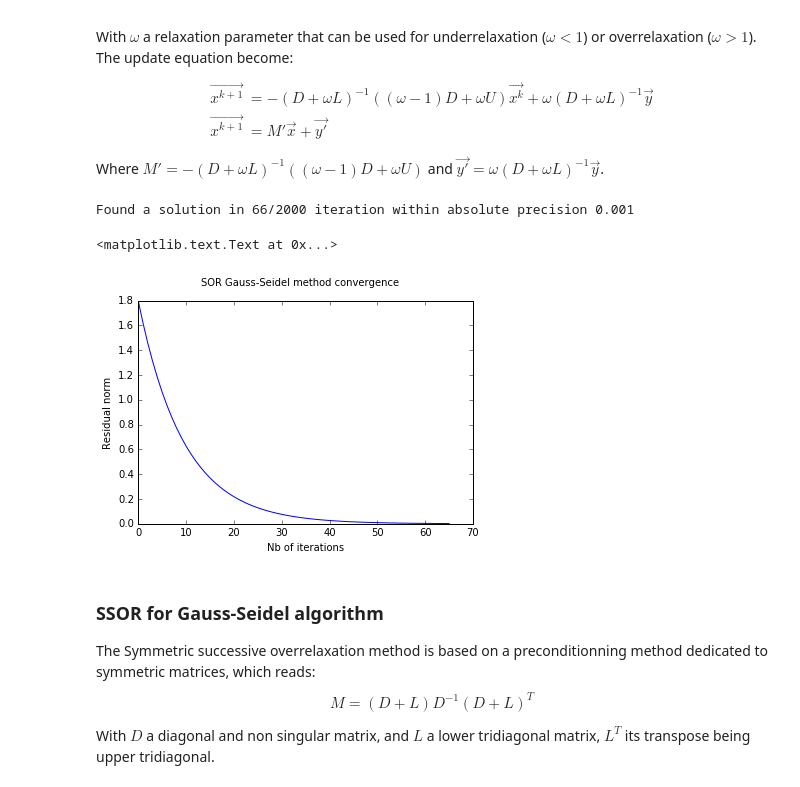
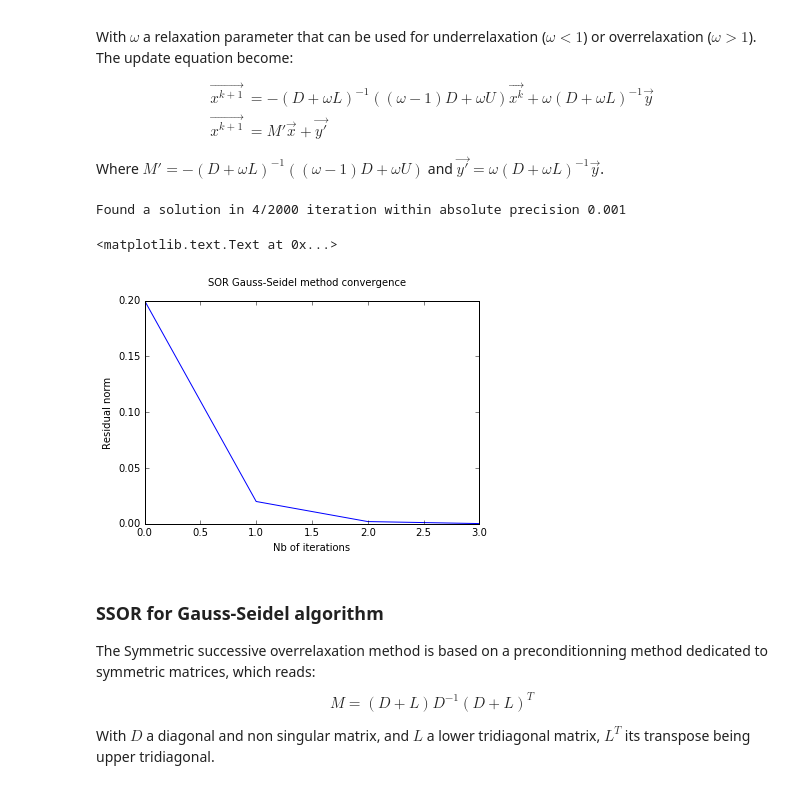
Before and after one commit to gnthibault/Optimisation-Python, a Jupyter notebook: FixedPointIterationsMethods.ipynb, the cells around one changed output. Saved outputs shown, nothing was run; the diff lists cells and outputs as text; code cells hidden in the pictures.

```diff
--- a/FixedPointIterationsMethods.ipynb
+++ b/FixedPointIterationsMethods.ipynb
@@ -194,7 +194,7 @@ Implementing the SOR variation of Jacobi method
 #Now perform the new decomposition
 G = np.diag(np.diagonal(M))
 H = M-G-np.identity(H.shape[0])
-omega = 0.2
+omega = 1.5
 gwId = np.diag(1./(np.diagonal(G)+omega))
 M1=-np.dot(gwId,(omega-1.)*G+omega*H)
 Y1=omega*np.dot(gwId,Y)
@@ -375,39 +375,39 @@ def forSDL( DL, x ):
     return out
 
 #SOR variable change
-omega=0.1
+omega=0.9
 DL=-(D+omega*L)
 U1=(omega-1)*D+omega*U
 Y1=omega*forSDL(-DL,Y)
 
 #Now solve
 Xk=np.zeros(M.shape[1])
 nbIter = 2000
 i = 0
 eps=1e-3
 err=[]
 residual = np.ones_like(Y)*(1+eps)
 
 while (i<nbIter) and not np.allclose(residual,0,atol=eps):
     Xk = forSDL(DL, np.dot(U1,Xk))+Y1
     residual = np.dot(M,Xk)-Y
     err.append(np.linalg.norm(residual))
     i += 1
 
 if i<nbIter:
     print "Found a solution in "+str(i)+"/"+str(nbIter)+" iteration within absolute precision "+str(eps)
 else:
     print "Gauss-Seidel iteration failed, residual norm is "+str(np.linalg.norm(residual))
 
 plt.figure()
 plt.suptitle("SOR Gauss-Seidel method convergence")
 plt.plot(np.arange(i),err)
 plt.xlabel("Nb of iterations")
 plt.ylabel("Residual norm")
 # %% [output]
-Found a solution in 66/2000 iteration within absolute precision 0.001
+Found a solution in 4/2000 iteration within absolute precision 0.001
 <matplotlib.text.Text at 0x...>
-[figure, old version]
+[figure, new version]
 # %% [markdown]
 ### SSOR for Gauss-Seidel algorithm
 
```
Also changed, not shown: parts of 2 cells of this notebook.
